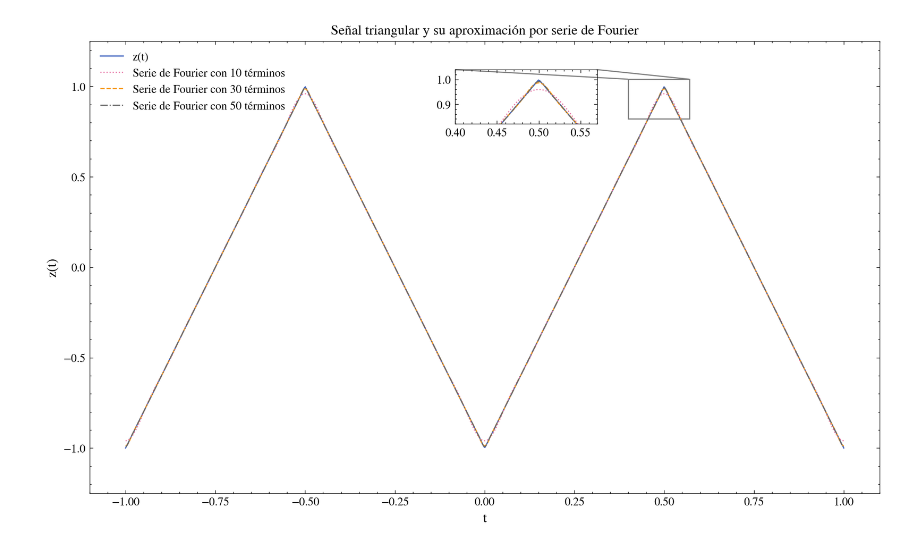
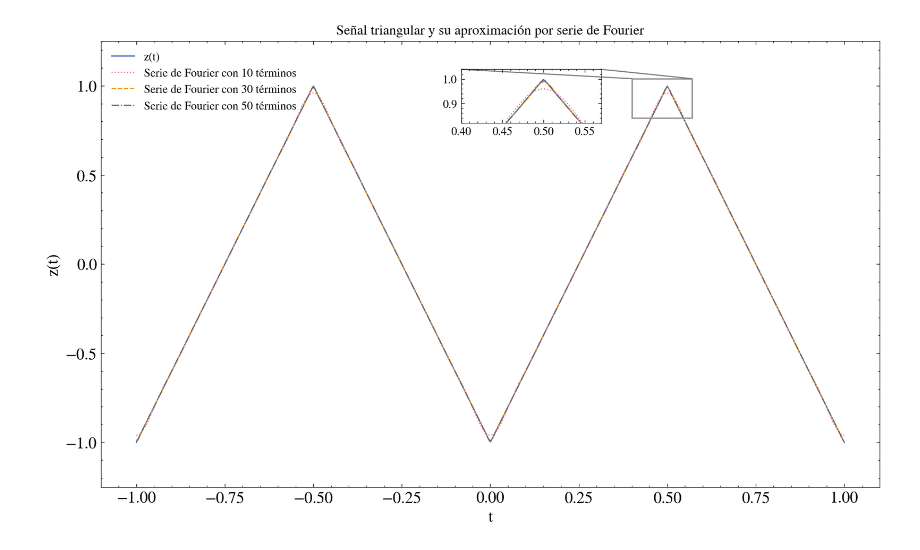
Before and after one commit to ignaschuemer7/TP1-AM3, a Jupyter notebook: walter_white.ipynb, the cells around one changed output. Cells and saved outputs as stored; diff of their text form; code cells hidden in the pictures.

```diff
--- a/walter_white.ipynb
+++ b/walter_white.ipynb
@@ -350,42 +342,36 @@ a_n &= \frac{2}{T} \int_{-\frac{T}{2}}^{\frac{T}{2}} x_I(t)\cos(2\pi nft) dt
 # %%
-# Señal triangular
-z = lambda t: 4*A * np.abs((t * F - np.floor(0.5 + t * F))) - A
+# Señal Triangular
+z = lambda t: 4*A * abs((t * F - np.floor(0.5 + t * F))) - A
 
-# Coeficientes de la señal triangular
+# Coeficientes de la Señal Triangular
 a03 = 0
 an3 = lambda n: (4*A)/(np.pi**2 * n**2) * ((-1)**n - 1)
 bn3 = lambda n: 0
 # %%
+# Figura de la Señal Triangular y sus aproximaciones
 fig, ax = plt.subplots(figsize=(10, 6))
-
-# Plot de la función de Diente de sierra y las aproximaciones
 ax.plot(t, z(t), label='z(t)')
 ax.plot(t, trigFourierSeries(an3, bn3, a03, T, 10)(t), label='Serie de Fourier con 10 términos')
 ax.plot(t, trigFourierSeries(an3, bn3, a03, T, 30)(t), label='Serie de Fourier con 30 términos')
 ax.plot(t, trigFourierSeries(an3, bn3, a03, T, 50)(t), label='Serie de Fourier con 50 términos')
-
-ax.set_xlabel('t')
-ax.set_ylabel('z(t)')
+ax.set_xlabel('t', fontsize=14)
+ax.set_ylabel('z(t)', fontsize=14)
+plt.xticks(fontsize=14)
+plt.yticks(fontsize=14)
 ax.set_title('Señal triangular y su aproximación por serie de Fourier')
 ax.legend(loc='upper left')
-
 original_xlim = ax.get_xlim()
 original_ylim = ax.get_ylim()
-
 ax.set_xlim(original_xlim)
 ax.set_ylim((-1.25, 1.25))
-
 axins = inset_axes(ax, width="30%", height="20%", bbox_to_anchor=(0.05, 0.35, 0.6, 0.6), bbox_transform=ax.transAxes)
 axins.plot(t, z(t))
 axins.plot(t, trigFourierSeries(an3, bn3, a03, T, 10)(t))
 axins.plot(t, trigFourierSeries(an3, bn3, a03, T, 30)(t))
 axins.plot(t, trigFourierSeries(an3, bn3, a03, T, 50)(t))
-
 axins.set_xlim(0.40, 0.57)
 axins.set_ylim(0.82, 1.04)
-
 mark_inset(ax, axins, loc1=2, loc2=1, fc="none", ec="0.5")
-
 plt.show()
 # %% [output]
-[figure, old version]
+[figure, new version]
```
Also changed, not shown: parts of 19 cells of this notebook.
